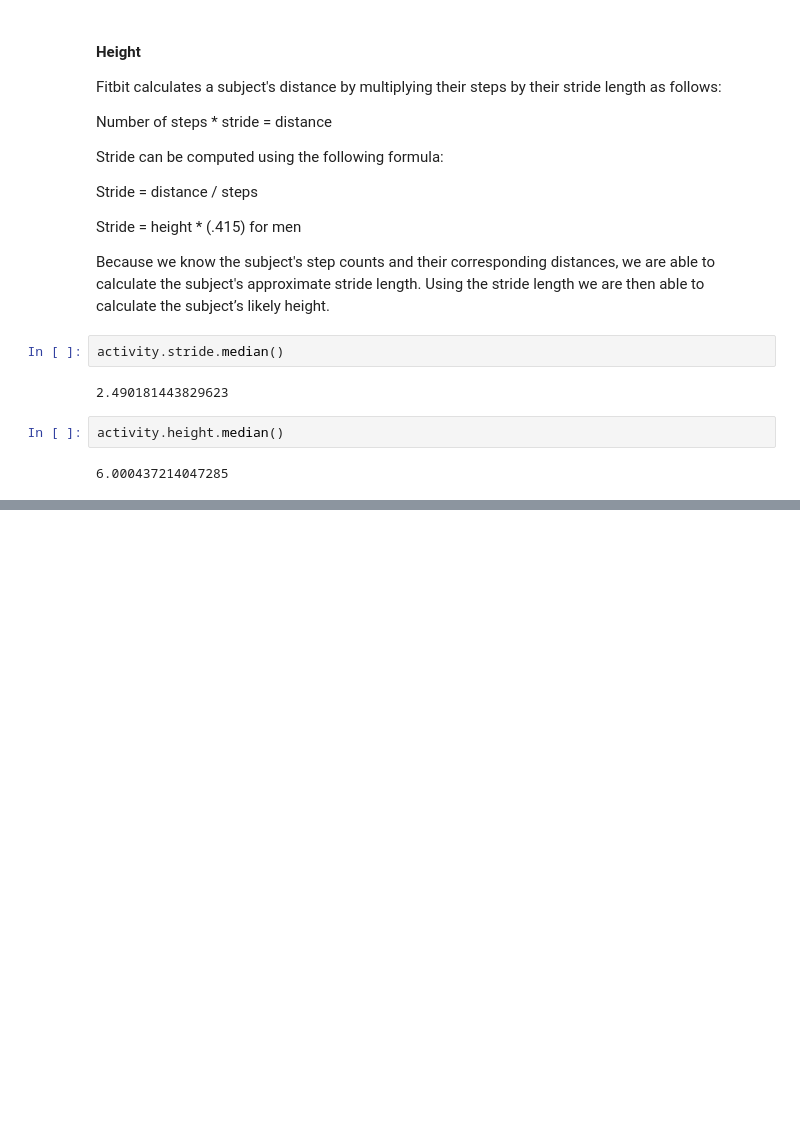
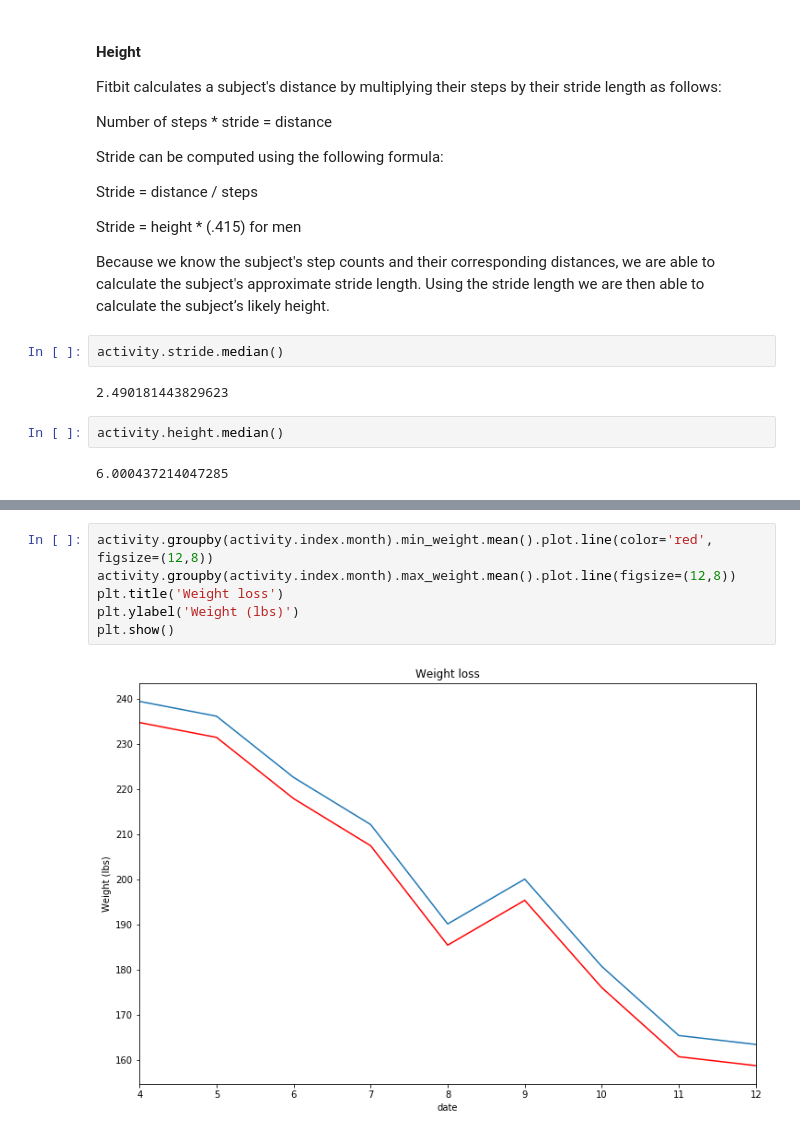
Before and after one commit to Very-Ethical/fitbit, a Jupyter notebook: fitbit_project.ipynb, the cells around one changed output, grey strips where cells are left out. Cells and saved outputs as stored; diff of their text form; blank space fills up the shorter version.

```diff
--- a/fitbit_project.ipynb
+++ b/fitbit_project.ipynb
@@ -190,0 +203,8 @@ Initially, we entered our known quantities (height and gender) into an online [B
+# %%
+activity.groupby(activity.index.month).min_weight.mean().plot.line(color='red', figsize=(12,8))
+activity.groupby(activity.index.month).max_weight.mean().plot.line(figsize=(12,8))
+plt.title('Weight loss')
+plt.ylabel('Weight (lbs)')
+plt.show()
+# %% [output]
+[figure, added]
```
Also changed, not shown: parts of 21 cells of this notebook, 4 other files.
